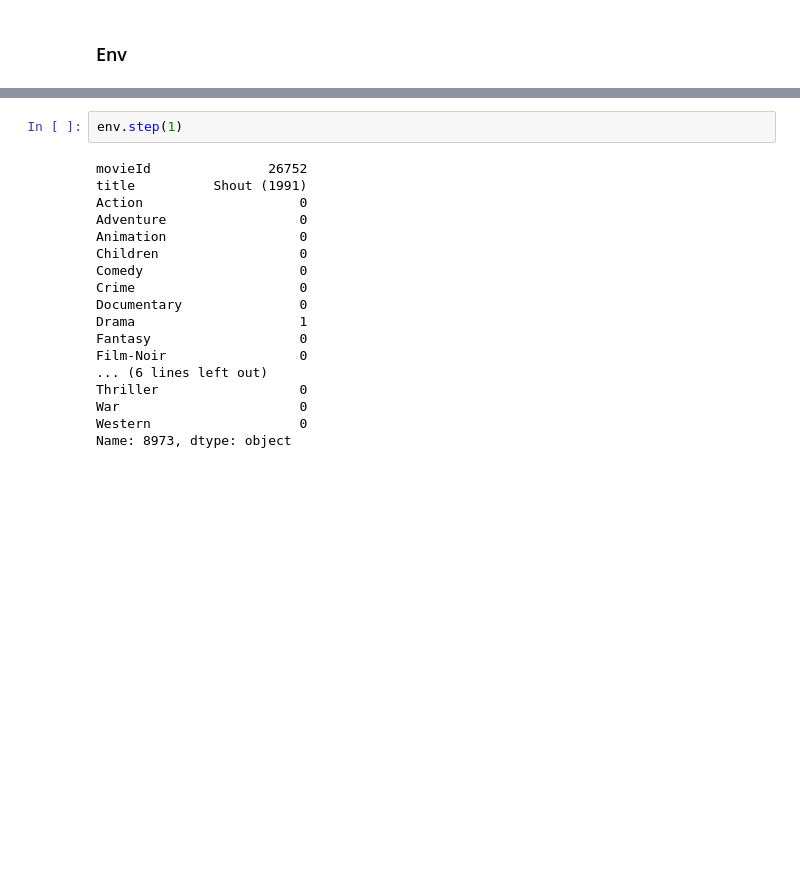
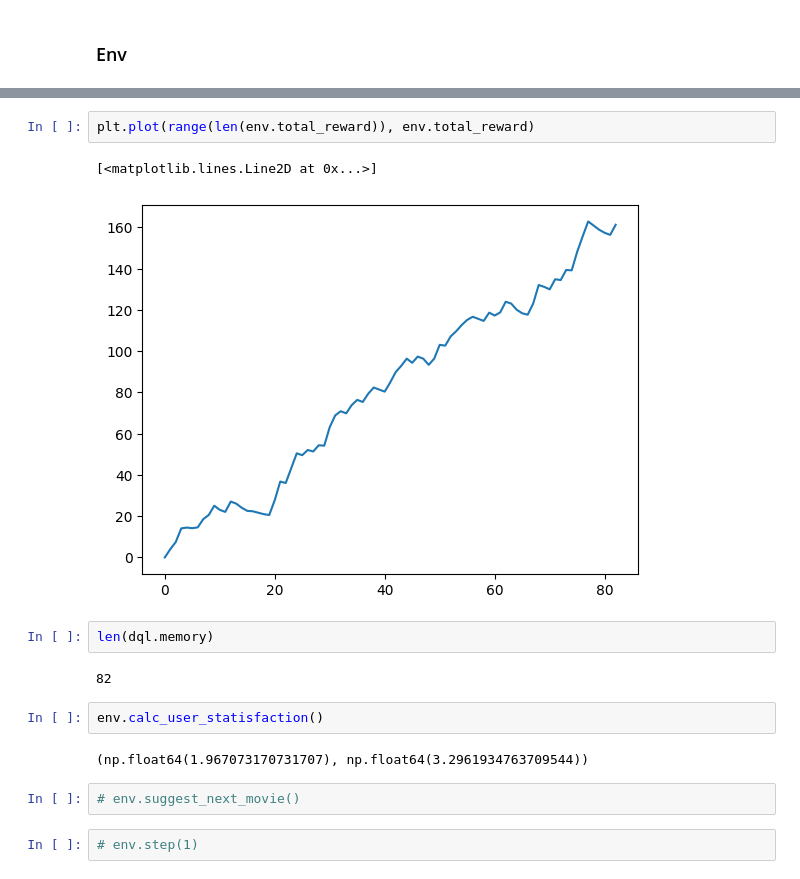
Before and after one commit to khaiqk/Movie_Recommendation_System, a Jupyter notebook: Recommendation_System.ipynb, the cells around one changed output, grey strips where cells are left out. Drawn from its saved outputs; the diff is of its cells as text; blank space fills up the shorter version.

```diff
--- a/Recommendation_System.ipynb
+++ b/Recommendation_System.ipynb
@@ -274,21 +399,18 @@ See the caveats in the documentation: https://pandas.pydata.org/pandas-docs/stab
+# %%
+plt.plot(range(len(env.total_reward)), env.total_reward)
+# %% [output]
+[<matplotlib.lines.Line2D at 0x...>]
+[figure, added]
+# %%
+len(dql.memory)
+# %% [output]
+82
+# %%
+env.calc_user_statisfaction()
+# %% [output]
+(np.float64(1.967073170731707), np.float64(3.2961934763709544))
+# %%
+# env.suggest_next_movie()
 # %%
-env.step(1)
+# env.step(1)
-# %% [output]
-movieId               26752
-title          Shout (1991)
-Action                    0
-Adventure                 0
-Animation                 0
-Children                  0
-Comedy                    0
-Crime                     0
-Documentary               0
-Drama                     1
-Fantasy                   0
-Film-Noir                 0
-... (6 lines left out)
-Thriller                  0
-War                       0
-Western                   0
-Name: 8973, dtype: object
 # %%
```
Also changed, not shown: parts of 13 cells of this notebook.
